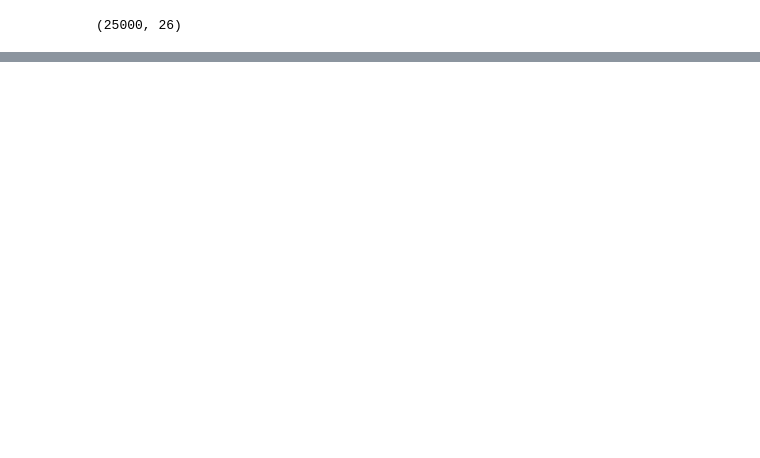
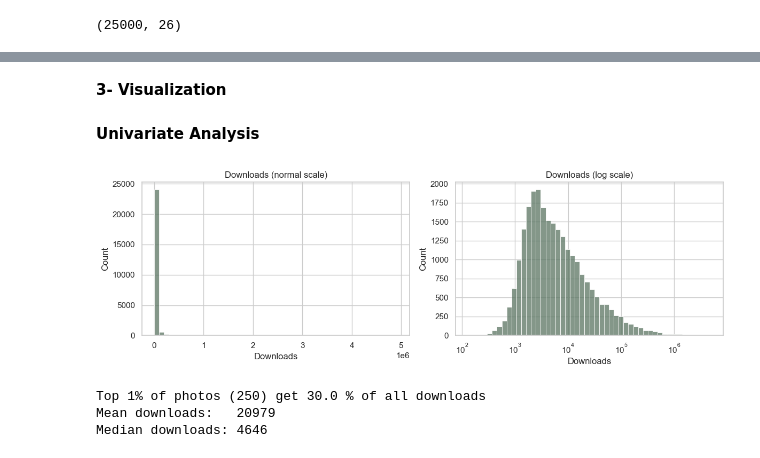
Before and after one commit to oShuail/EDA-unsplash-dataset, a Jupyter notebook: notebook.ipynb, the cells around one changed output, grey strips where cells are left out. Cells and saved outputs as stored; diff of their text form; code cells hidden in the pictures; blank space fills up the shorter version.

Commit message:
Added visuals and a simple predection model+eval

```diff
--- a/notebook.ipynb
+++ b/notebook.ipynb
@@ -396,0 +406,34 @@ clean_data.shape
+# %% [markdown]
+**3- Visualization**
+# %%
+sns.set_theme(style="whitegrid", palette=["#5B7562", "#C9A24D", "#AE6161", "#6C8699"])
+# %% [markdown]
+**Univariate Analysis**
+# %%
+# 1. downloads: normal scale vs log scale
+fig, axes = plt.subplots(1, 2, figsize=(12, 4))
+
+sns.histplot(clean_data["downloads"], bins=50, ax=axes[0])
+axes[0].set_title("Downloads (normal scale)")
+axes[0].set_xlabel("Downloads")
+
+sns.histplot(clean_data["downloads"], bins=50, log_scale=True, ax=axes[1])
+axes[1].set_title("Downloads (log scale)")
+axes[1].set_xlabel("Downloads")
+
+plt.tight_layout()
+plt.show()
+# %% [output]
+[figure, added]
+# %%
+# how unequal is popularity?
+top_1_percent = clean_data["downloads"].sort_values(ascending=False).head(250).sum()
+share = top_1_percent / clean_data["downloads"].sum() * 100
+print("Top 1% of photos (250) get", round(share, 1), "% of all downloads")
+
+print("Mean downloads:  ", round(clean_data["downloads"].mean()))
+print("Median downloads:", round(clean_data["downloads"].median()))
+# %% [output]
+Top 1% of photos (250) get 30.0 % of all downloads
+Mean downloads:   20979
+Median downloads: 4646
```
Also changed, not shown: parts of 28 cells of this notebook.
